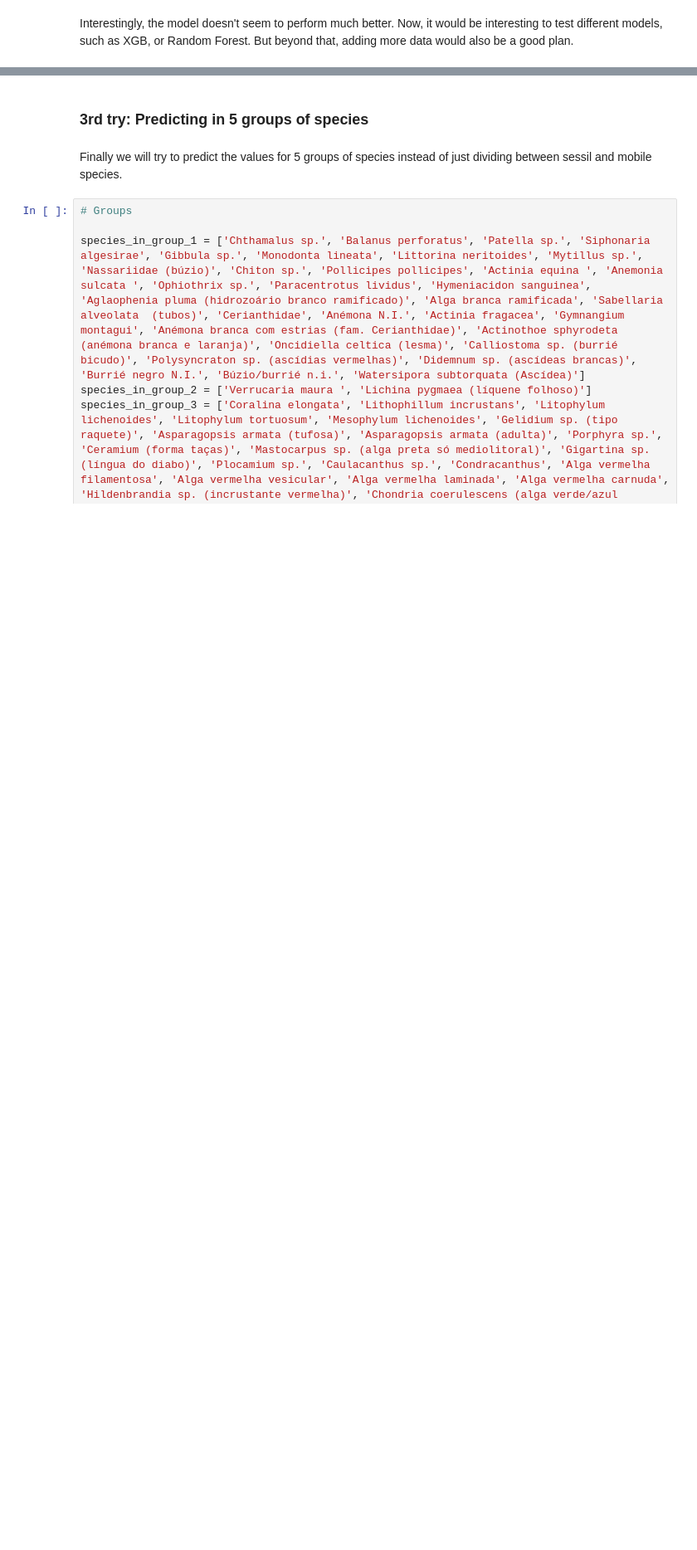
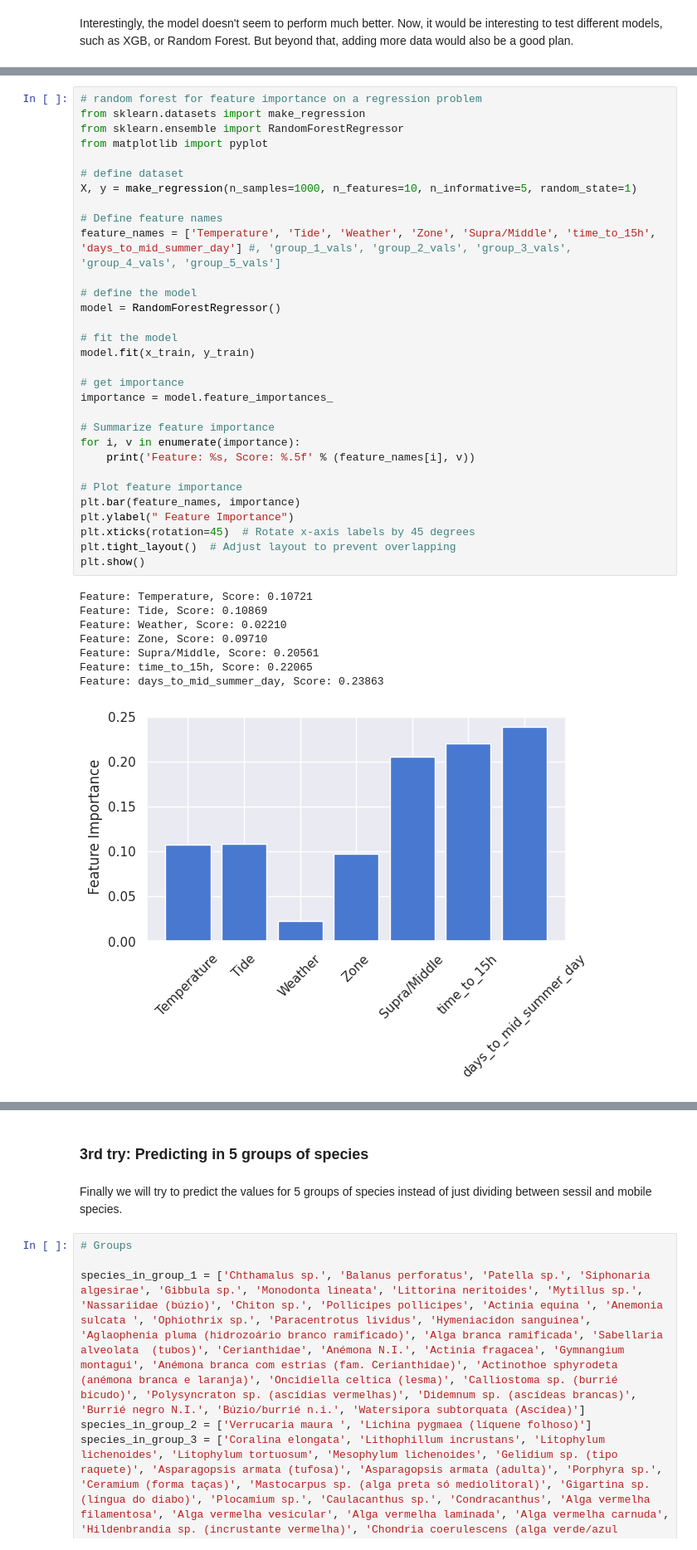
Before and after one commit to duarteoliper/WDL2_2023, a Jupyter notebook: Submission_phase_2_v2.ipynb, the cells around one changed output, grey strips where cells are left out. Shown at 83% size. Drawn from its saved outputs; the diff is of its cells as text; blank space fills up the shorter version.

```diff
--- a/Submission_phase_2_v2.ipynb
+++ b/Submission_phase_2_v2.ipynb
@@ -1272,0 +1328,40 @@ Interestingly, the model doesn't seem to perform much better. Now, it would be i
+# %%
+# random forest for feature importance on a regression problem
+from sklearn.datasets import make_regression
+from sklearn.ensemble import RandomForestRegressor
+from matplotlib import pyplot
+
+# define dataset
+X, y = make_regression(n_samples=1000, n_features=10, n_informative=5, random_state=1)
+
+# Define feature names
+feature_names = ['Temperature', 'Tide', 'Weather', 'Zone', 'Supra/Middle', 'time_to_15h', 'days_to_mid_summer_day'] #, 'group_1_vals', 'group_2_vals', 'group_3_vals', 'group_4_vals', 'group_5_vals']
+
+# define the model
+model = RandomForestRegressor()
+
+# fit the model
+model.fit(x_train, y_train)
+
+# get importance
+importance = model.feature_importances_
+
+# Summarize feature importance
+for i, v in enumerate(importance):
+    print('Feature: %s, Score: %.5f' % (feature_names[i], v))
+
+# Plot feature importance
+plt.bar(feature_names, importance)
+plt.ylabel(" Feature Importance")
+plt.xticks(rotation=45)  # Rotate x-axis labels by 45 degrees
+plt.tight_layout()  # Adjust layout to prevent overlapping
+plt.show()
+# %% [output]
+Feature: Temperature, Score: 0.10721
+Feature: Tide, Score: 0.10869
+Feature: Weather, Score: 0.02210
+Feature: Zone, Score: 0.09710
+Feature: Supra/Middle, Score: 0.20561
+Feature: time_to_15h, Score: 0.22065
+Feature: days_to_mid_summer_day, Score: 0.23863
+[figure, added]
```
Also changed, not shown: parts of 37 cells of this notebook.
